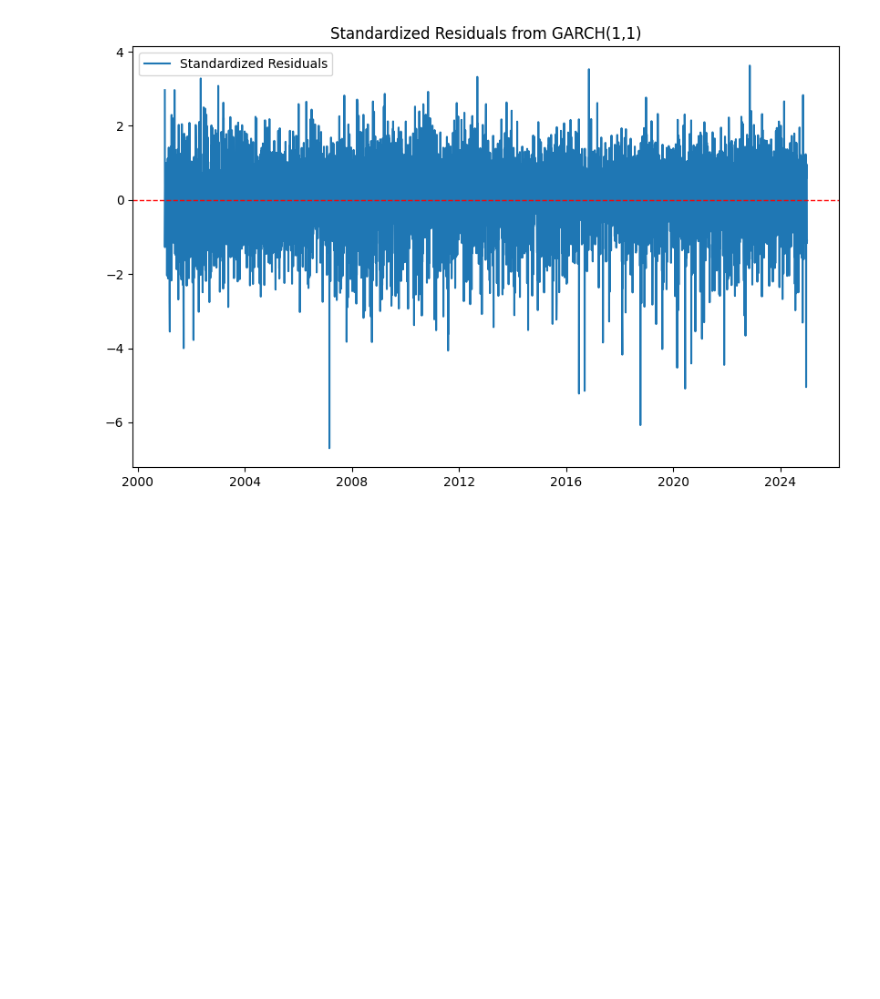
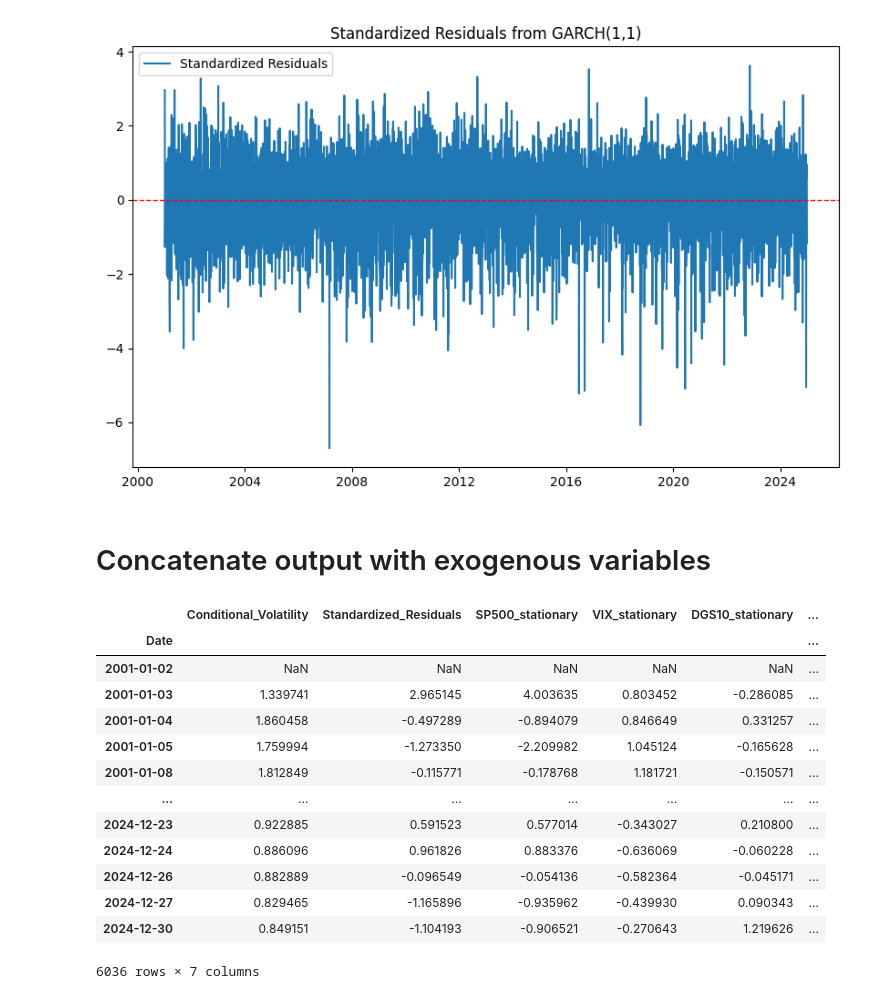
Before and after one commit to shahzeb147/VoltTFormer, a Jupyter notebook: testing.ipynb, the cells around one changed output. Drawn from its saved outputs; the diff is of its cells as text; code cells hidden in the pictures; blank space fills up the shorter version.

```diff
--- a/testing.ipynb
+++ b/testing.ipynb
@@ -260,3 +262,28 @@ plt.legend()
 plt.show()
 # %% [output]
 [figure]
+# %% [markdown]
+# Concatenate output with exogenous variables
+# %%
+# Merge GARCH outputs (σ² and εₜ) with exogenous features
+final_features = pd.concat([
+    df[["Conditional_Volatility", "Standardized_Residuals"]],  # From GARCH
+    df_scaled  # Exogenous variables (already scaled)
+], axis=1)
+# %%
+final_features
+# %% [output]
+|  | Conditional_Volatility | Standardized_Residuals | SP500_stationary | VIX_stationary | DGS10_stationary | ... |
+| Date |  |  |  |  |  | ... |
+| 2001-01-02 | NaN | NaN | NaN | NaN | NaN | ... |
+| 2001-01-03 | 1.339741 | 2.965145 | 4.003635 | 0.803452 | -0.286085 | ... |
+| 2001-01-04 | 1.860458 | -0.497289 | -0.894079 | 0.846649 | 0.331257 | ... |
+| 2001-01-05 | 1.759994 | -1.273350 | -2.209982 | 1.045124 | -0.165628 | ... |
+| 2001-01-08 | 1.812849 | -0.115771 | -0.178768 | 1.181721 | -0.150571 | ... |
+| ... | ... | ... | ... | ... | ... | ... |
+| 2024-12-23 | 0.922885 | 0.591523 | 0.577014 | -0.343027 | 0.210800 | ... |
+| 2024-12-24 | 0.886096 | 0.961826 | 0.883376 | -0.636069 | -0.060228 | ... |
+| 2024-12-26 | 0.882889 | -0.096549 | -0.054136 | -0.582364 | -0.045171 | ... |
+| 2024-12-27 | 0.829465 | -1.165896 | -0.935962 | -0.439930 | 0.090343 | ... |
+| 2024-12-30 | 0.849151 | -1.104193 | -0.906521 | -0.270643 | 1.219626 | ... |
+6036 rows × 7 columns
```
Also changed, not shown: parts of 14 cells of this notebook.
